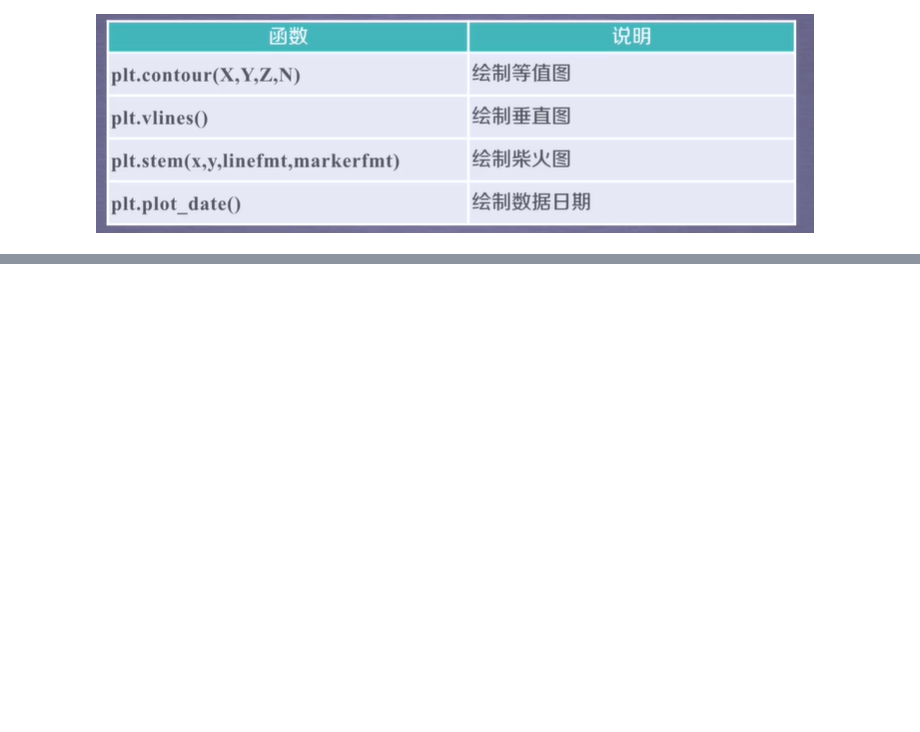
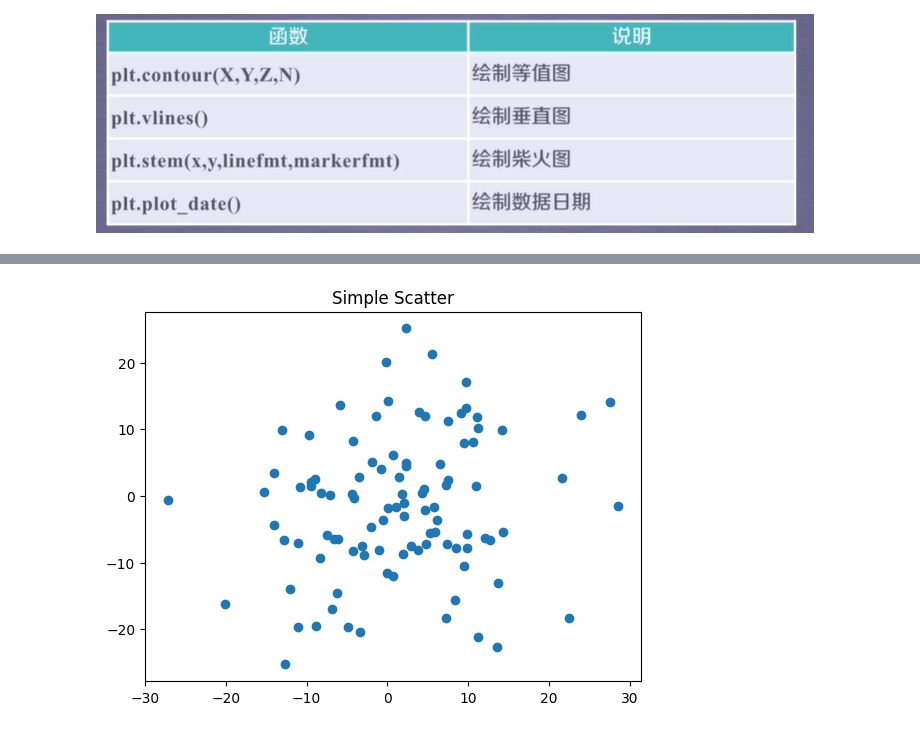
Before and after one commit to ylc-1124/DeepLearning_d2l, a Jupyter notebook: 2 预备知识/2.8 Matplotlib基础图表.ipynb, the cells around one changed output, grey strips where cells are left out. Drawn from its saved outputs; the diff is of its cells as text; code cells hidden in the pictures; blank space fills up the shorter version.

```diff
--- a/2 预备知识/2.8 Matplotlib基础图表.ipynb
+++ b/2 预备知识/2.8 Matplotlib基础图表.ipynb
@@ -4,0 +80,10 @@
+# %%
+# 默认绘制区域111，当前绘制区域的对象是ax（推荐使用面向对象的方式绘图）
+fig, ax = plt.subplots()
+# randn是随机生成符合正态分布的函数
+ax.plot(10 * np.random.randn(100), 10 * np.random.randn(100), 'o')
+ax.set_title('Simple Scatter')
+
+plt.show()
+# %% [output]
+[figure, added]
```
Also changed, not shown: parts of 11 cells of this notebook, 3 other files.
